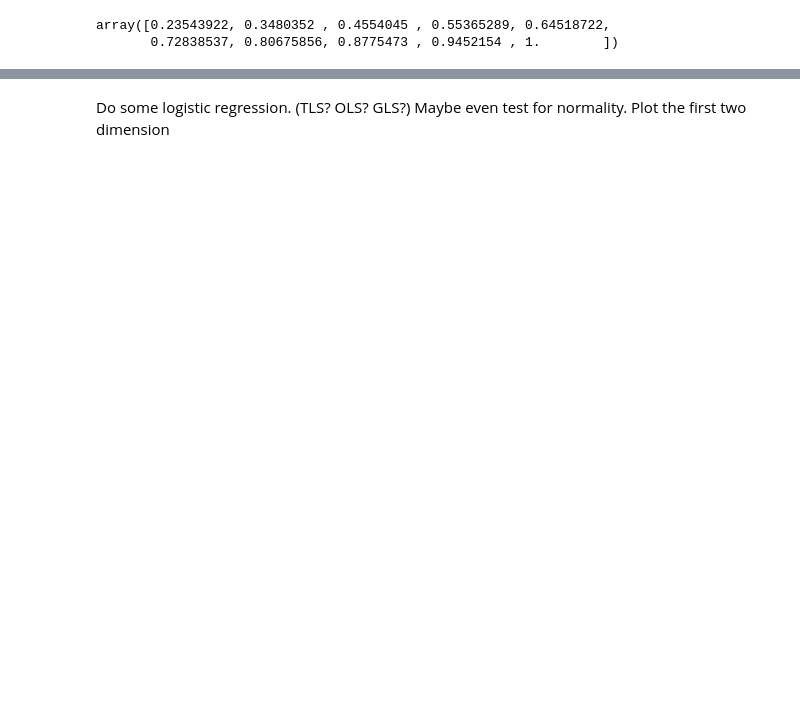
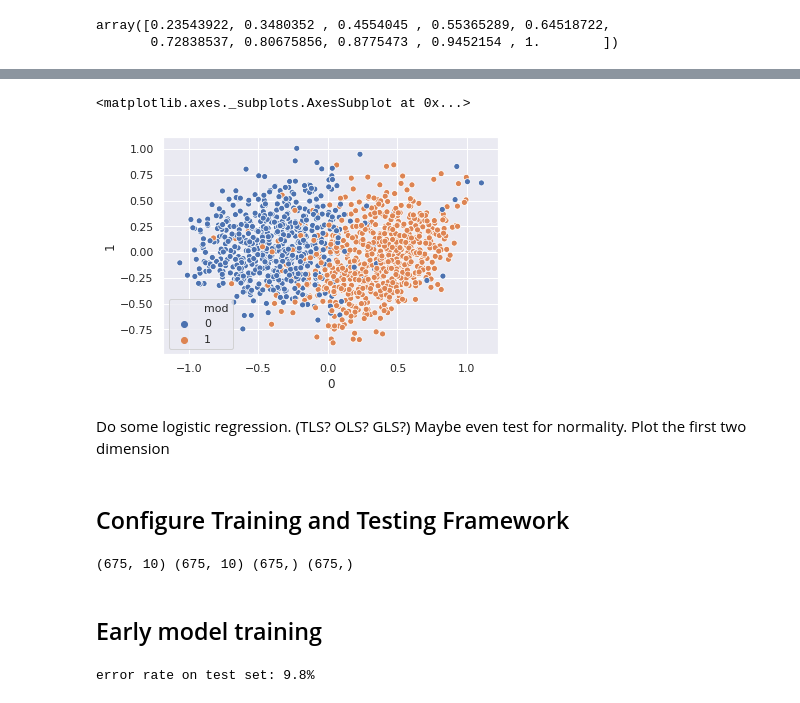
Before and after one commit to Chris-Kimmel/ML_8078, a Jupyter notebook: ML_models.ipynb, the cells around one changed output, grey strips where cells are left out. Saved outputs shown, nothing was run; the diff lists cells and outputs as text; code cells hidden in the pictures; blank space fills up the shorter version.

```diff
--- a/ML_models.ipynb
+++ b/ML_models.ipynb
@@ -155,0 +230,10 @@ pos     mean    comp1   comp2
+# %%
+# sandbox
+pca_transformed = (
+    pd.DataFrame(
+        pca_fitted.transform(x.dropna()),
+        index=x.dropna().index
+    )
+    .rename_axis('comp', axis=1)
+)
+pca_transformed
@@ -156,4 +255,36 @@ pos     mean    comp1   comp2
+# %%
+sns.scatterplot(
+    x=pca_transformed[0],
+    y=pca_transformed[1],
+    hue=y # y is the "target" series of correct labelings
+)
+# %% [output]
+<matplotlib.axes._subplots.AxesSubplot at 0x...>
+[figure, added]
 # %% [markdown]
 Do some logistic regression. (TLS? OLS? GLS?)
 Maybe even test for normality.
 Plot the first two dimension
+# %% [markdown]
+## Configure Training and Testing Framework<a name='configure_training_and_testing_framework'>
+# %%
+x_train, x_test, y_train, y_test = sklearn.model_selection.train_test_split(
+    table.dropna().drop('mod', axis=1), table.dropna()['mod'], test_size=0.5, random_state=855
+)
+print(x_train.shape, x_test.shape, y_train.shape, y_test.shape)
+# %% [output]
+(675, 10) (675, 10) (675,) (675,)
+# %% [markdown]
+## Early model training
+# %%
+svm_model_linear = sklearn.svm.LinearSVC(
+    penalty = 'l2',
+    dual = True
+)
+svm_model_linear.fit(x_train, y_train)
+prediction = svm_model_linear.predict(x_test)
+print('error rate on test set: {:.1%}'
+      .format(np.count_nonzero(prediction - y_test) / len(y_test))
+     )
+# %% [output]
+error rate on test set: 9.8%
```
Also changed, not shown: parts of 23 cells of this notebook.
